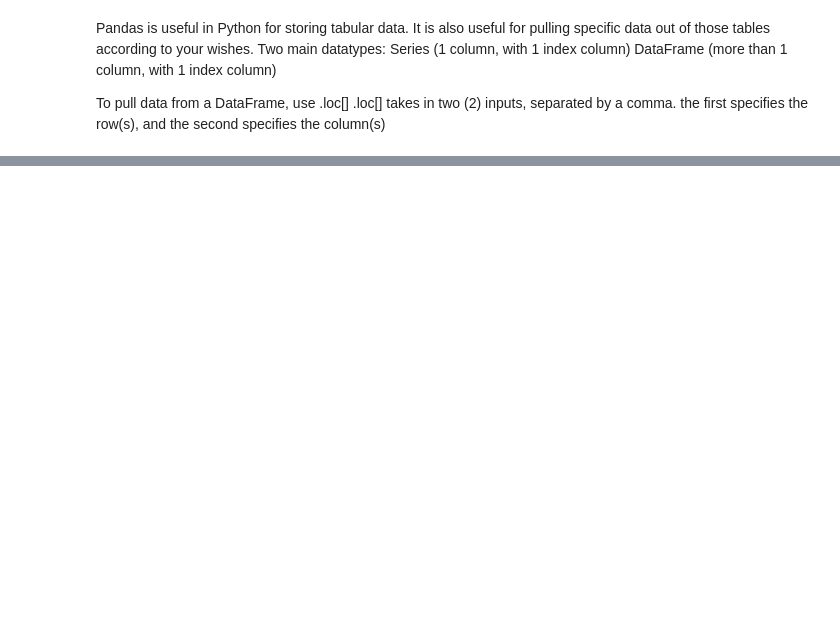
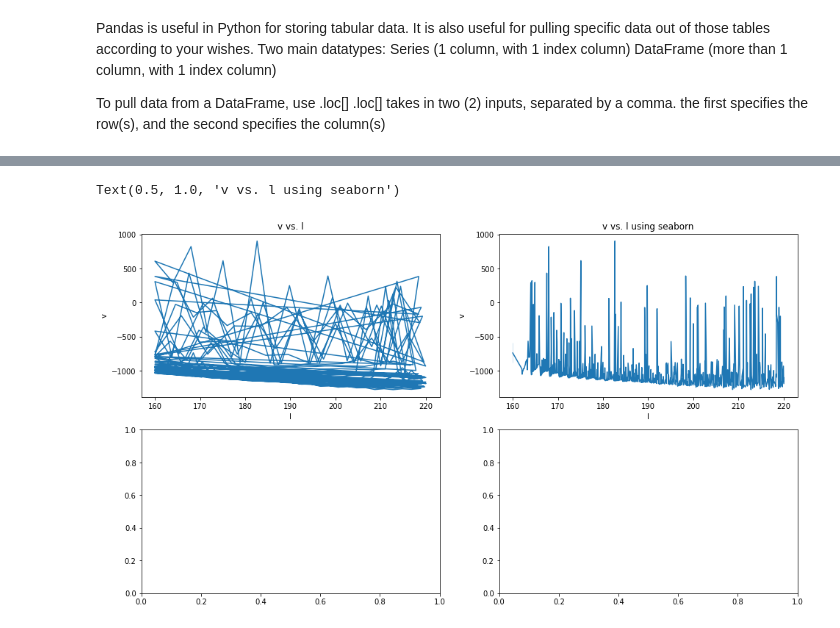
Before and after one commit to nolanylee/astro121lab, a Jupyter notebook: tutorials/Julia Quals Prep; Dataframes and Subplots for dummies ???.ipynb, the cells around one changed output, grey strips where cells are left out. Drawn from its saved outputs; the diff is of its cells as text; code cells hidden in the pictures; blank space fills up the shorter version.

```diff
--- a/tutorials/Julia Quals Prep; Dataframes and Subplots for dummies ???.ipynb
+++ b/tutorials/Julia Quals Prep; Dataframes and Subplots for dummies ???.ipynb
@@ -38,0 +89,12 @@ To pull data from a DataFrame, use .loc[]
+# %%
+fig, ax = plt.subplots(figsize=(16, 9), nrows=2, ncols=2)
+ax[0, 0].plot(df.l, df.v)
+ax[0, 0].set_title('v vs. l')
+ax[0, 0].set_ylabel('v')
+ax[0, 0].set_xlabel('l')
+
+sns.lineplot(data=df, x='l', y='v', ax=ax[0, 1])
+ax[0, 1].set_title('v vs. l using seaborn')
+# %% [output]
+Text(0.5, 1.0, 'v vs. l using seaborn')
+[figure, added]
```
Also changed, not shown: parts of 7 cells of this notebook.
